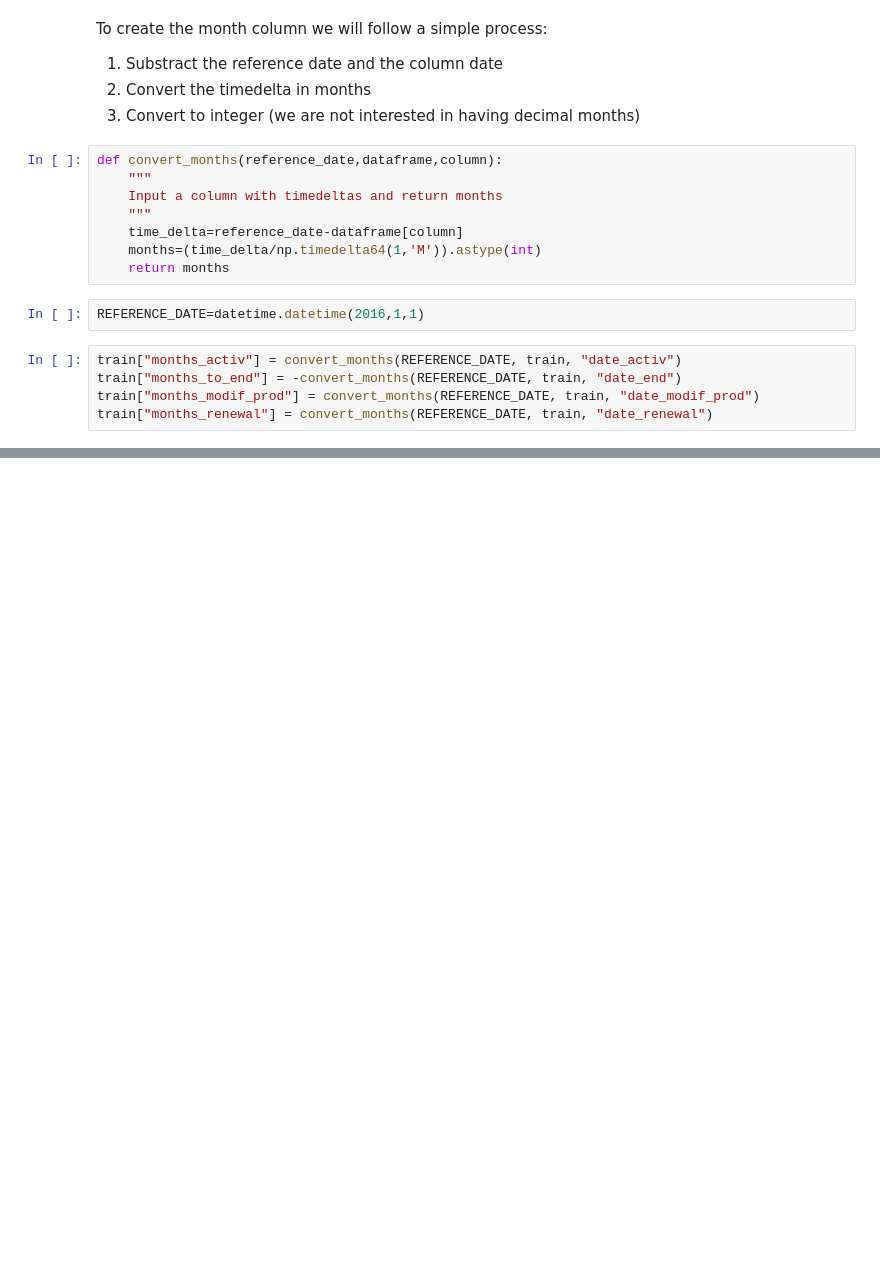
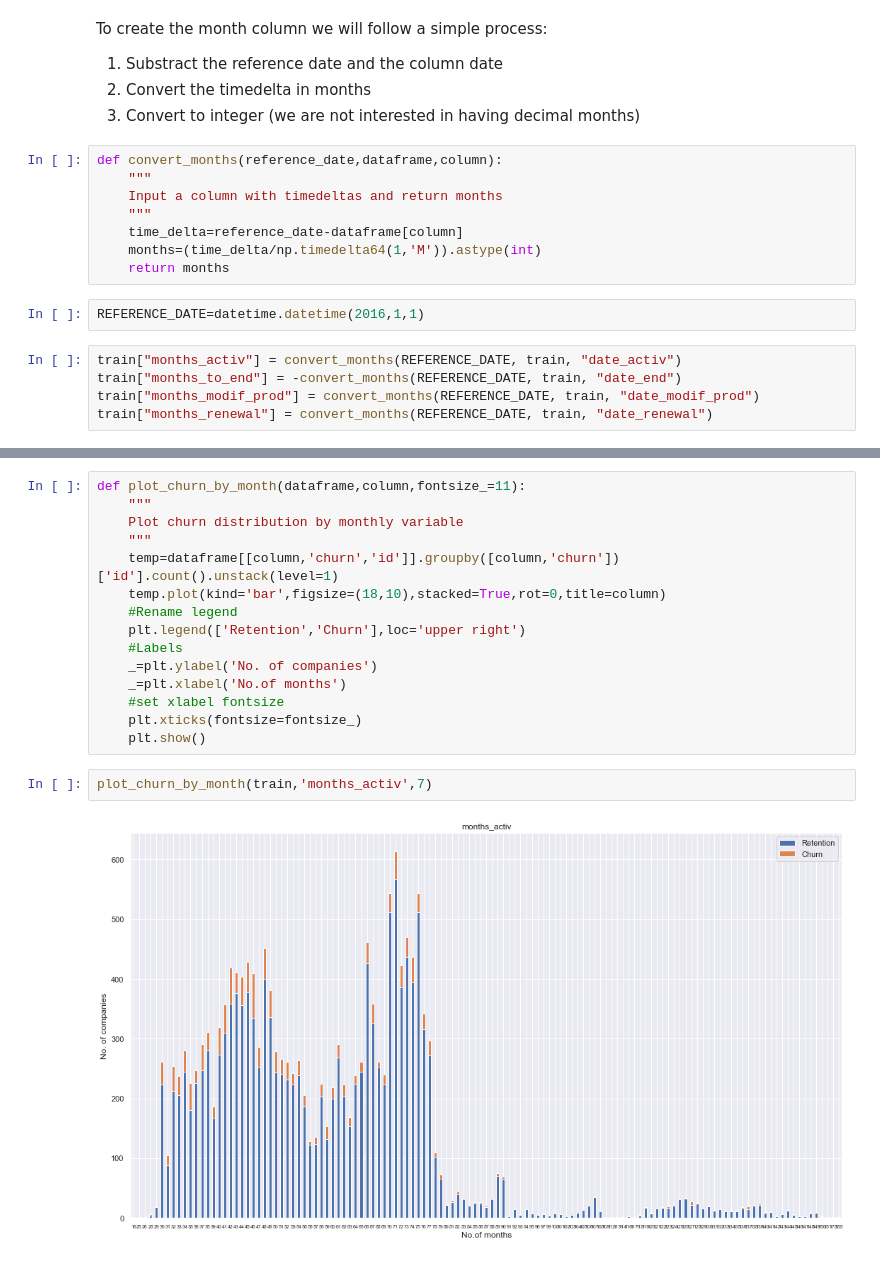
Before and after one commit to YiranXu/Data_Science_Projects, a Jupyter notebook: BCG_datascience_virtual_experience/Feature Engineering solution.ipynb, the cells around one changed output, grey strips where cells are left out. Drawn from its saved outputs; the diff is of its cells as text; blank space fills up the shorter version.

```diff
--- a/BCG_datascience_virtual_experience/Feature Engineering solution.ipynb
+++ b/BCG_datascience_virtual_experience/Feature Engineering solution.ipynb
@@ -169,0 +182,19 @@ def plot_churn_by_month(dataframe,column,fontsize_=11):
+# %%
+def plot_churn_by_month(dataframe,column,fontsize_=11):
+    """
+    Plot churn distribution by monthly variable
+    """
+    temp=dataframe[[column,'churn','id']].groupby([column,'churn'])['id'].count().unstack(level=1)
+    temp.plot(kind='bar',figsize=(18,10),stacked=True,rot=0,title=column)
+    #Rename legend
+    plt.legend(['Retention','Churn'],loc='upper right')
+    #Labels
+    _=plt.ylabel('No. of companies')
+    _=plt.xlabel('No.of months')
+    #set xlabel fontsize
+    plt.xticks(fontsize=fontsize_)
+    plt.show()
+# %%
+plot_churn_by_month(train,'months_activ',7)
+# %% [output]
+[figure, added]
```
Also changed, not shown: parts of 79 cells of this notebook.
